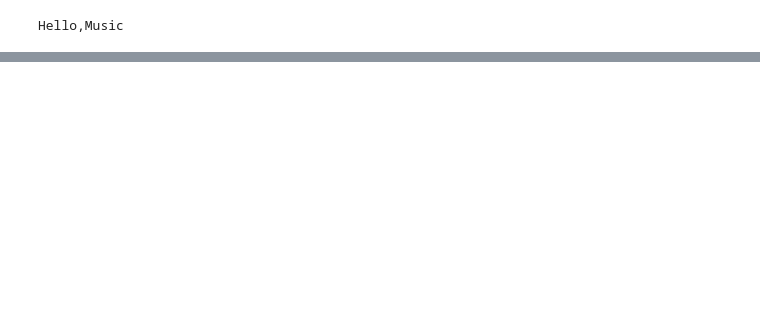
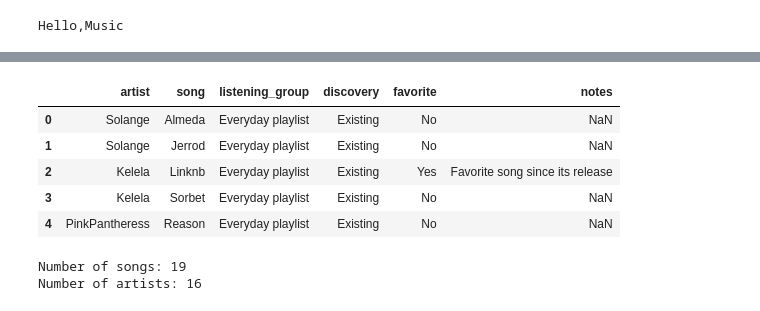
Before and after one commit to SaavedraLuana/music-listening-analytics, a Jupyter notebook: music_analysis.ipynb, the cells around one changed output, grey strips where cells are left out. Saved outputs shown, nothing was run; the diff lists cells and outputs as text; code cells hidden in the pictures; blank space fills up the shorter version.

```diff
--- a/music_analysis.ipynb
+++ b/music_analysis.ipynb
@@ -41,0 +57,15 @@ dtype: int64
+# %%
+music.head()
+# %% [output]
+|  | artist | song | listening_group | discovery | favorite | notes |
+| 0 | Solange | Almeda | Everyday playlist | Existing | No | NaN |
+| 1 | Solange | Jerrod | Everyday playlist | Existing | No | NaN |
+| 2 | Kelela | Linknb | Everyday playlist | Existing | Yes | Favorite song since its release |
+| 3 | Kelela | Sorbet | Everyday playlist | Existing | No | NaN |
+| 4 | PinkPantheress | Reason | Everyday playlist | Existing | No | NaN |
+# %%
+print("Number of songs:", len(music))
+print("Number of artists:", music["artist"].nunique())
+# %% [output]
+Number of songs: 19
+Number of artists: 16
```
Also changed, not shown: parts of 14 cells of this notebook.
